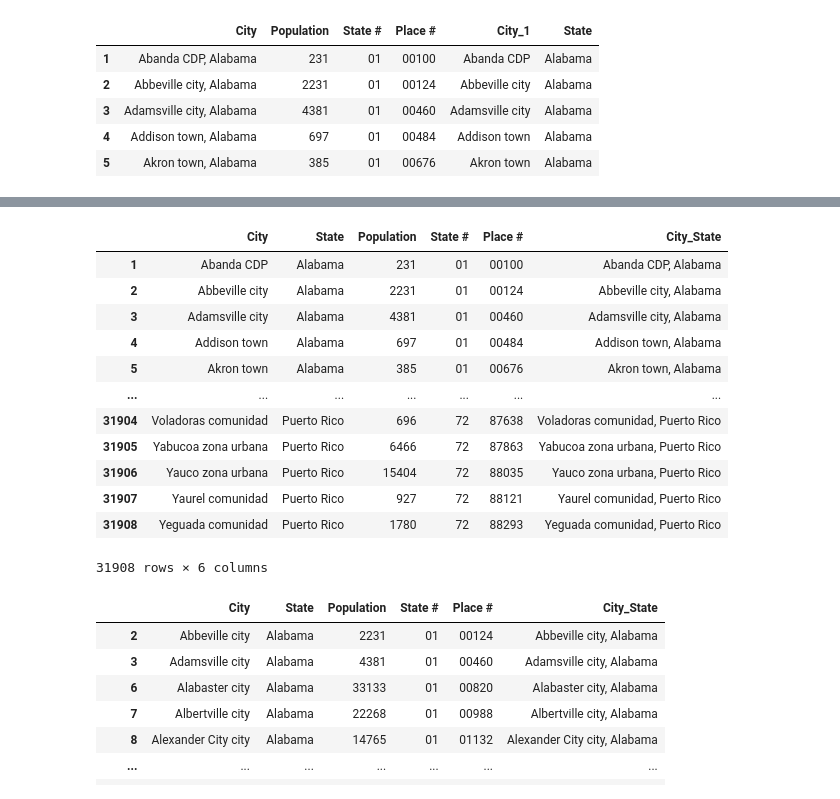
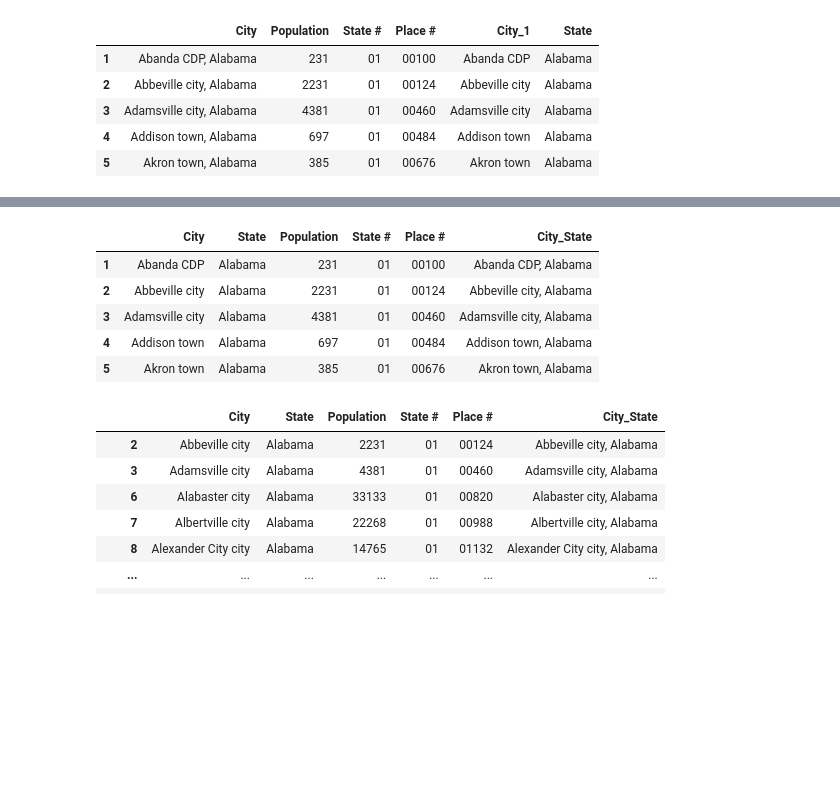
Before and after one commit to aspenjack/US-Transportation-Accidents, a Jupyter notebook: US_Traffic_AccidentsVR.ipynb, the cells around one changed output, grey strips where cells are left out. Cells and saved outputs as stored; diff of their text form; code cells hidden in the pictures; blank space fills up the shorter version.

```diff
--- a/US_Traffic_AccidentsVR.ipynb
+++ b/US_Traffic_AccidentsVR.ipynb
@@ -198,8 +179,8 @@ print(api_url)
 https://api.census.gov/data/2021/acs/acs5?get=NAME,B01003_001E&for=place:*&in=state:*&key=9adc74e4cfc4d4a300ce521d201d867bcab7e31a
 # %%
 #Creating DataFrame from API
-df = pd.DataFrame(json_url)
-df
+api_df = pd.DataFrame(json_url)
+api_df
 # %% [output]
 |  | 0 | 1 | 2 | 3 |
 | 0 | NAME | B01003_001E | state | place |
@@ -216,5 +197,4 @@ df
 31909 rows × 4 columns
 # %%
 #renaming column headers
-df.columns=["City","Population","State #","Place #"]
-df.head()
+api_df.columns=["City","Population","State #","Place #"]
@@ -228,4 +201,3 @@ df.head()
 # %%
 #drop original column
-drop = df.drop([0,0])
-drop
+drop = api_df.drop([0,0])
@@ -314,6 +244,7 @@ drop_df
 # %%
-census_clean_df = drop_df.rename(columns={"City":"City_State","City_1":"City"})
-census_clean_df
+#renaming columns
+census_rename_df = drop_df.rename(columns={"City":"City_State","City_1":"City"})
+census_rename_df.head()
 # %% [output]
 |  | City_State | Population | State # | Place # | City | State |
 | 1 | Abanda CDP, Alabama | 231 | 01 | 00100 | Abanda CDP | Alabama |
@@ -331,19 +255,13 @@ census_clean_df
 # %%
-organized_census_df = census_clean_df[["City","State","Population","State #","Place #","City_State"
+#reordering columns
+organized_census_df = census_rename_df[["City","State","Population","State #","Place #","City_State"
 ]]
-organized_census_df
+organized_census_df.head()
 # %% [output]
 |  | City | State | Population | State # | Place # | City_State |
 | 1 | Abanda CDP | Alabama | 231 | 01 | 00100 | Abanda CDP, Alabama |
 | 2 | Abbeville city | Alabama | 2231 | 01 | 00124 | Abbeville city, Alabama |
 | 3 | Adamsville city | Alabama | 4381 | 01 | 00460 | Adamsville city, Alabama |
 | 4 | Addison town | Alabama | 697 | 01 | 00484 | Addison town, Alabama |
 | 5 | Akron town | Alabama | 385 | 01 | 00676 | Akron town, Alabama |
-| ... | ... | ... | ... | ... | ... | ... |
-| 31904 | Voladoras comunidad | Puerto Rico | 696 | 72 | 87638 | Voladoras comunidad, Puerto Rico |
-| 31905 | Yabucoa zona urbana | Puerto Rico | 6466 | 72 | 87863 | Yabucoa zona urbana, Puerto Rico |
-| 31906 | Yauco zona urbana | Puerto Rico | 15404 | 72 | 88035 | Yauco zona urbana, Puerto Rico |
-| 31907 | Yaurel comunidad | Puerto Rico | 927 | 72 | 88121 | Yaurel comunidad, Puerto Rico |
-| 31908 | Yeguada comunidad | Puerto Rico | 1780 | 72 | 88293 | Yeguada comunidad, Puerto Rico |
-31908 rows × 6 columns
 # %%
```
Also changed, not shown: parts of 41 cells of this notebook.
